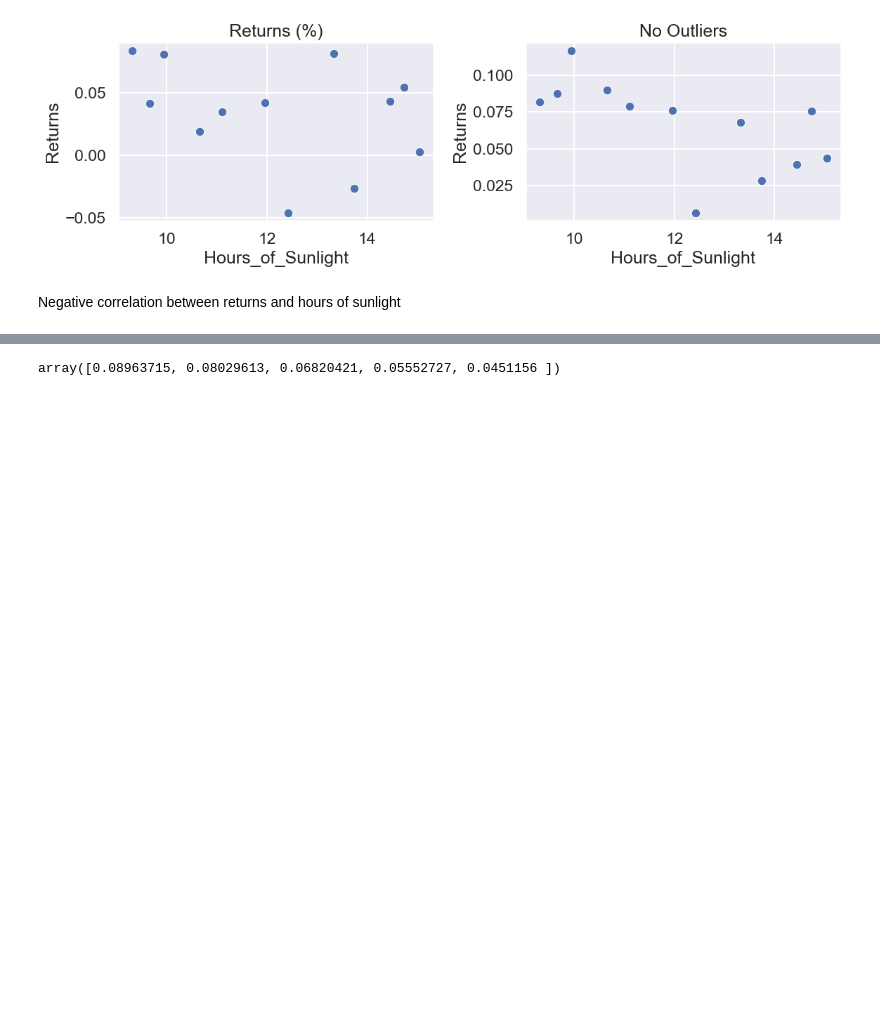
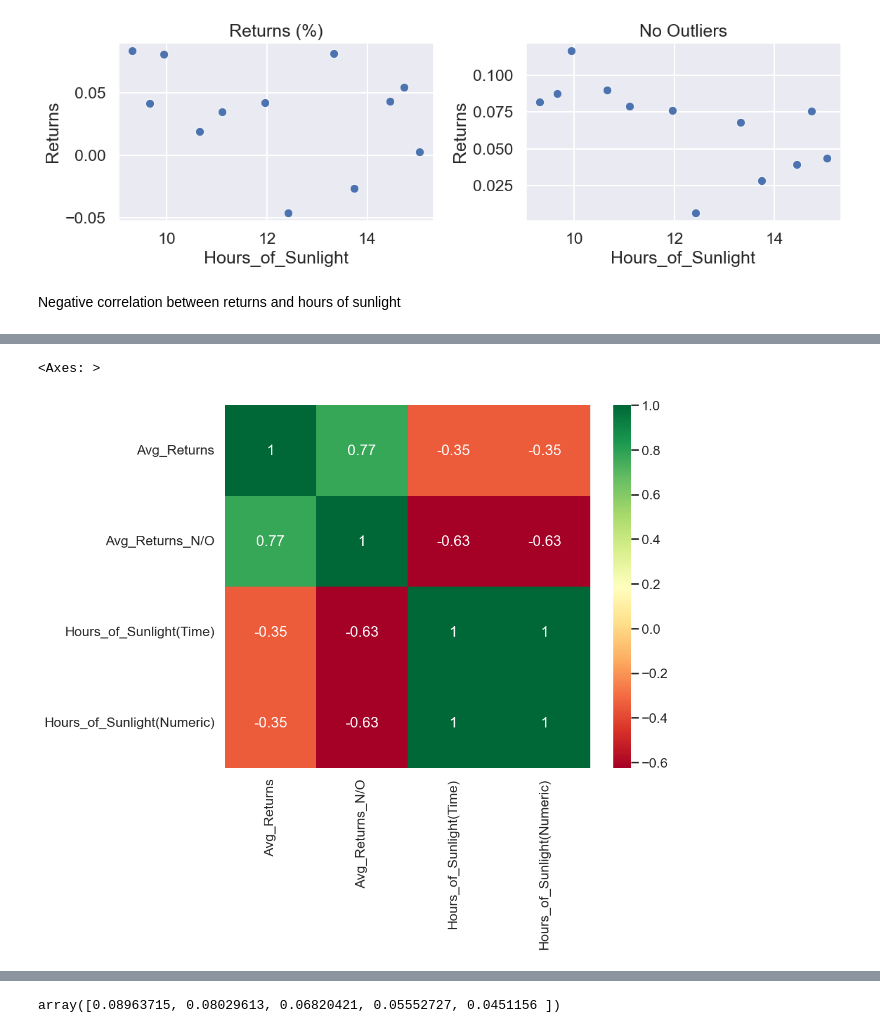
Before and after one commit to wangleo1/SADvsNYSE, a Jupyter notebook: notebooks/NYC_EDA.ipynb, the cells around one changed output, grey strips where cells are left out. Drawn from its saved outputs; the diff is of its cells as text; code cells hidden in the pictures; blank space fills up the shorter version.

```diff
--- a/notebooks/NYC_EDA.ipynb
+++ b/notebooks/NYC_EDA.ipynb
@@ -142,3 +147,13 @@ plt.tight_layout()
 [figure]
 # %% [markdown]
 Negative correlation between returns and hours of sunlight
+# %%
+#Store monthly information into seperate dataframe
+Monthly_NYC = pd.DataFrame(avg_return)
+Monthly_NYC['Avg_Returns_N/O'] = avg_return_NO
+Monthly_NYC['Hours_of_Sunlight(Time)'] = avg_sunlight
+Monthly_NYC['Hours_of_Sunlight(Numeric)'] = avg_sunlight_hours
+Monthly_NYC.rename(columns={'Returns' :'Avg_Returns'}, inplace=True)
+
+#.iloc to access specific months
+Monthly_NYC
@@ -144,0 +183,8 @@ Negative correlation between returns and hours of sunlight
+# %%
+corr_matrix = Monthly_NYC.corr()
+corr_matrix
+plt.figure(figsize=(10,8))
+sns.heatmap(corr_matrix,  annot=True, cmap='RdYlGn')
+# %% [output]
+<Axes: >
+[figure, added]
```
Also changed, not shown: parts of 20 cells of this notebook, 2 other files.
